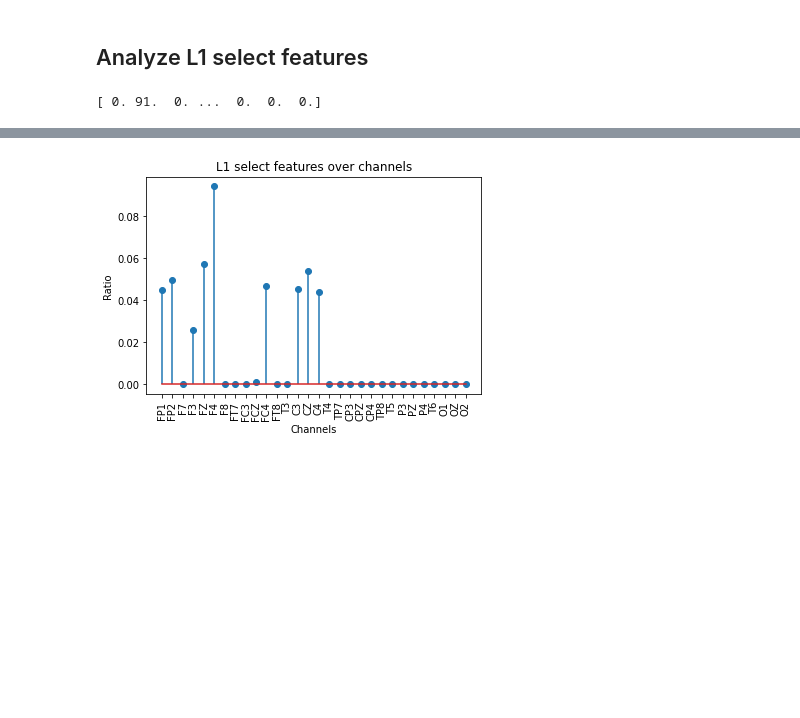
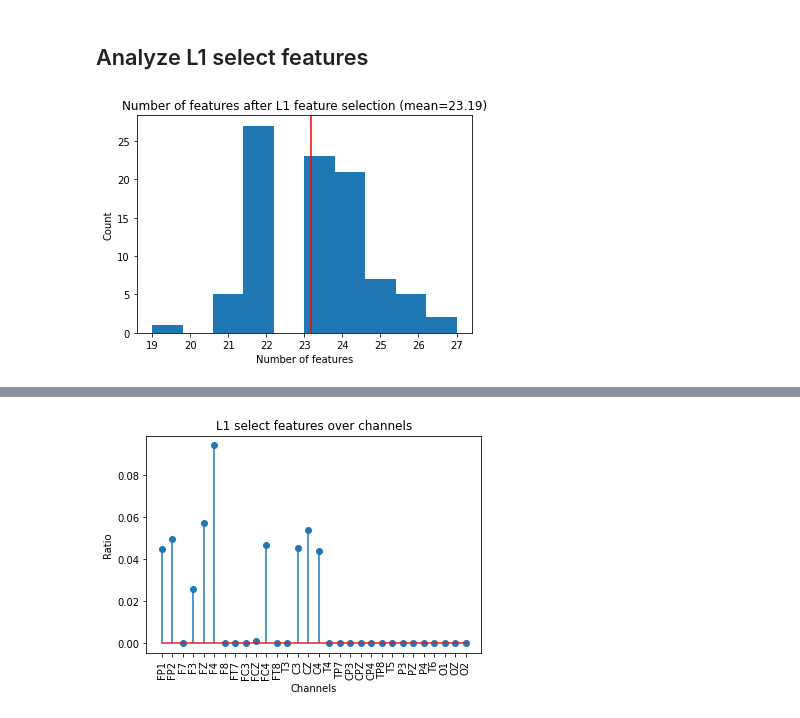
Before and after one commit to hundredball/Classroom_stress, a Jupyter notebook: classification.ipynb, the cells around one changed output, grey strips where cells are left out. Drawn from its saved outputs; the diff is of its cells as text; code cells hidden in the pictures; blank space fills up the shorter version.

```diff
--- a/classification.ipynb
+++ b/classification.ipynb
@@ -1254,12 +1254,21 @@ try:
 except(e):
     print('RECORD_SELECT_FEATURES is not True.')
 
+list_num_nonzero_features = []
 for select_feature in select_features:
     nonzero_features += (select_feature!=0)
-print(nonzero_features)
+    list_num_nonzero_features.append(np.sum(select_feature!=0))
 nonzero_features /= len(select_features)
 
 nonzero_features = nonzero_features.reshape((-1, len(channels)))
-# %% [output]
-[ 0. 91.  0. ...  0.  0.  0.]
+# %%
+mean_num_features = sum(list_num_nonzero_features) / len(list_num_nonzero_features)
+plt.hist(list_num_nonzero_features)
+plt.axvline(mean_num_features, color='r')
+plt.xlabel('Number of features')
+plt.ylabel('Count')
+plt.title('Number of features after L1 feature selection (mean={:.2f})'.format(mean_num_features))
+plt.savefig(os.path.join(RESULT_FOLDER, 'features', 'num_L1_feature.png'))
+# %% [output]
+[figure, added]
 # %%
```
Also changed, not shown: parts of 2 cells of this notebook.
